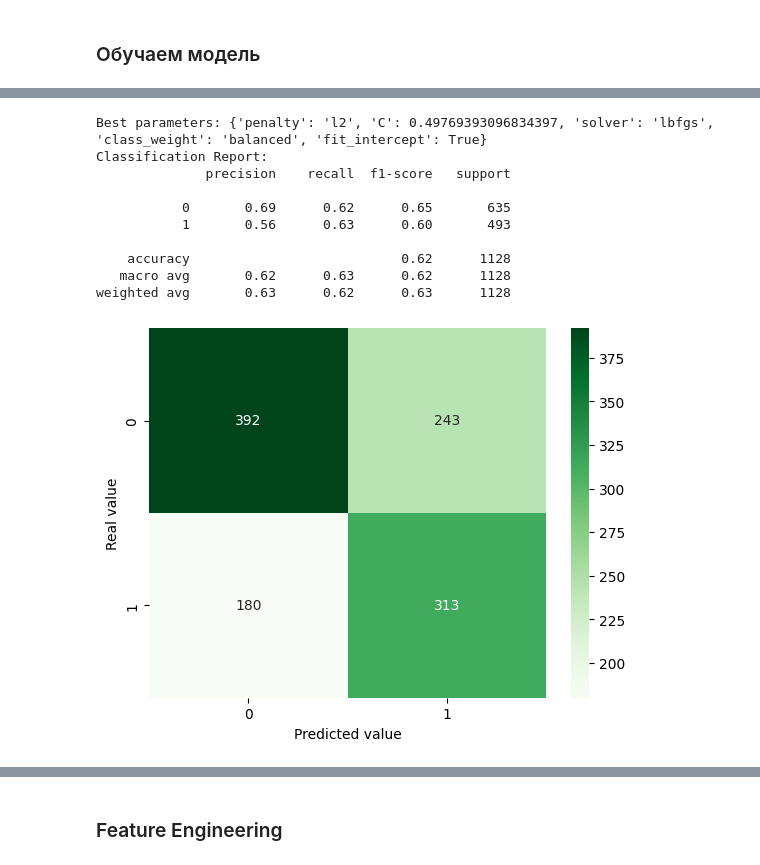
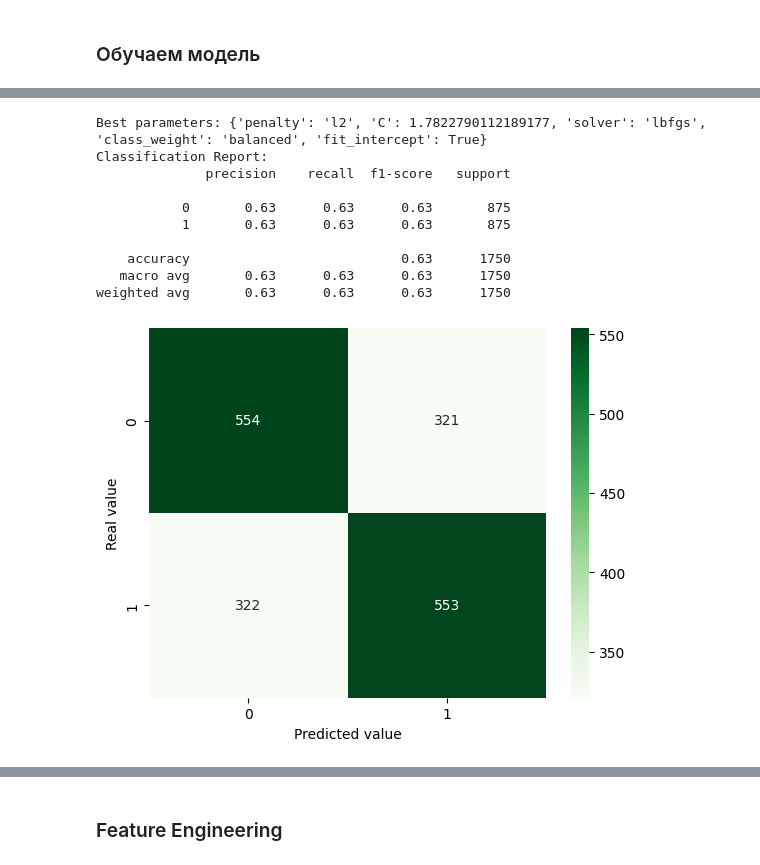
Before and after one commit to IlyaPhil/UFC-predictor, a Jupyter notebook: data_cleaning.ipynb, the cells around one changed output, grey strips where cells are left out. Cells and saved outputs as stored; diff of their text form; code cells hidden in the pictures.

```diff
--- a/data_cleaning.ipynb
+++ b/data_cleaning.ipynb
@@ -142,10 +145,10 @@ data = data.drop(columns=columns_to_drop, axis=1)
 Бинарные и ориднильные признаки можно преобразовать в числовой вид
 # %%
 binary_features = ['Gender', 'NumberOfRounds', 'RedStance', 'BlueStance']
-data['Gender'] = data['Gender'].map({'FEMALE': 0, 'MALE': 1})
+data['Gender'] = data['Gender'].map({'FEMALE': 1, 'MALE': 0})
 data['NumberOfRounds'] = data['NumberOfRounds'].map({3: 0, 5: 1})
-data['RedStance'] = data['RedStance'].map({'Southpaw': 0, 'Orthodox': 1})
-data['BlueStance'] = data['BlueStance'].map({'Southpaw': 0, 'Orthodox': 1})
+data['RedStance'] = data['RedStance'].map({'Southpaw': 1, 'Orthodox': 0})
+data['BlueStance'] = data['BlueStance'].map({'Southpaw': 1, 'Orthodox': 0})
 
 ordinal_features = ['WeightClass', 'Result']
 data['WeightClass'] = data['WeightClass'].map({"Women's Strawweight": 0,
@@ -497,14 +496,14 @@ data_final
 # data_combined = pd.concat([data_final.iloc[:2000, :], data_final_reversed_fighters.iloc[:2000, :]], axis=0)
 
 # Создаем списки строк из каждого датафрейма
-rows_data_final = [data_final.iloc[i] for i in range(2000)]
-rows_data_final_reversed_fighters = [data_final_reversed_fighters.iloc[i] for i in range(2000)]
+rows_data_final = [data_final.iloc[i] for i in range(3500)]
+rows_data_final_reversed_fighters = [data_final_reversed_fighters.iloc[i] for i in range(3500)]
 
 # Чередуем строки из двух списков
 rows_combined = [val for pair in zip(rows_data_final, rows_data_final_reversed_fighters) for val in pair]
 
 # Создаем новый датафрейм из объединенных строк
-data_combined = pd.DataFrame(rows_combined).drop(columns=['WeightClass', 'Gender', 'NumberOfRounds'])
+data_combined = pd.DataFrame(rows_combined)#.drop(columns=['WeightClass', 'Gender', 'NumberOfRounds'])
 
 data_combined
 # data_to_export = data_combined.drop(columns=['RedFighter', 'BlueFighter' ], axis=1).to_csv('data_preprocessed/data_combined_8000.csv')
@@ -510,0 +537,13 @@ data_combined
+# %%
+another_columns_to_drop = ['RedFighter',
+                           'BlueFighter',
+                           'RedWins',
+                           'BlueWins',
+                           #'RedHeightCms',
+                           #'BlueHeightCms',
+                        #    'RedStance',
+                        #    'BlueStance',
+                           'WeightClass',
+                           'Gender',
+                           'NumberOfRounds'
+                           ]
@@ -544,11 +555,11 @@ data_to_export = data_final.drop(columns=['RedFighter', 'BlueFighter' ], axis=1)
 # %%
 # data_to_export = data_final.drop(columns=['RedFighter', 'BlueFighter' ], axis=1).to_csv('data_preprocessed/data_3728.csv')
 
-X = data_final.drop(columns=['Result','RedFighter', 'BlueFighter'], axis=1)
-y = data_final['Result']
+# X = data_final.drop(columns=['Result'] + another_columns_to_drop, axis=1)
+# y = data_final['Result']
 
-# X = data_combined.drop(columns=['Result','RedFighter', 'BlueFighter' ], axis=1)
-# y = data_combined['Result']
+X = data_combined.drop(columns=['Result'] + another_columns_to_drop, axis=1)
+y = data_combined['Result']
 
 # X = X.iloc[:2000, :]
 # y = y.iloc[:2000]
@@ -698,5 +709,5 @@ def optimize_and_train(X_train, y_train, X_test, y_test, n_trials=20):
 
     return pipeline, y_pred, y_proba, pipeline.named_steps['logreg']
 # %%
-pipeline, y_pred, y_proba, model_optuna = optimize_and_train(X_train, y_train, X_test, y_test, n_trials=50)
+pipeline, y_pred, y_proba, model_optuna = optimize_and_train(X_train, y_train, X_test, y_test, n_trials=20)
 # %% [output]
@@ -720,14 +731,14 @@ pipeline, y_pred, y_proba, model_optuna = optimize_and_train(X_train, y_train, X
-Best parameters: {'penalty': 'l2', 'C': 0.49769393096834397, 'solver': 'lbfgs', 'class_weight': 'balanced', 'fit_intercept': True}
+Best parameters: {'penalty': 'l2', 'C': 1.7822790112189177, 'solver': 'lbfgs', 'class_weight': 'balanced', 'fit_intercept': True}
 Classification Report:
               precision    recall  f1-score   support
 
-           0       0.69      0.62      0.65       635
-           1       0.56      0.63      0.60       493
+           0       0.63      0.63      0.63       875
+           1       0.63      0.63      0.63       875
 
-    accuracy                           0.62      1128
-   macro avg       0.62      0.63      0.62      1128
-weighted avg       0.63      0.62      0.63      1128
+    accuracy                           0.63      1750
+   macro avg       0.63      0.63      0.63      1750
+weighted avg       0.63      0.63      0.63      1750
-[figure, old version]
+[figure, new version]
 # %%
 # model = model_optuna
 model = gs_binary.best_estimator_
```
Also changed, not shown: parts of 42 cells of this notebook, 4 other files.
